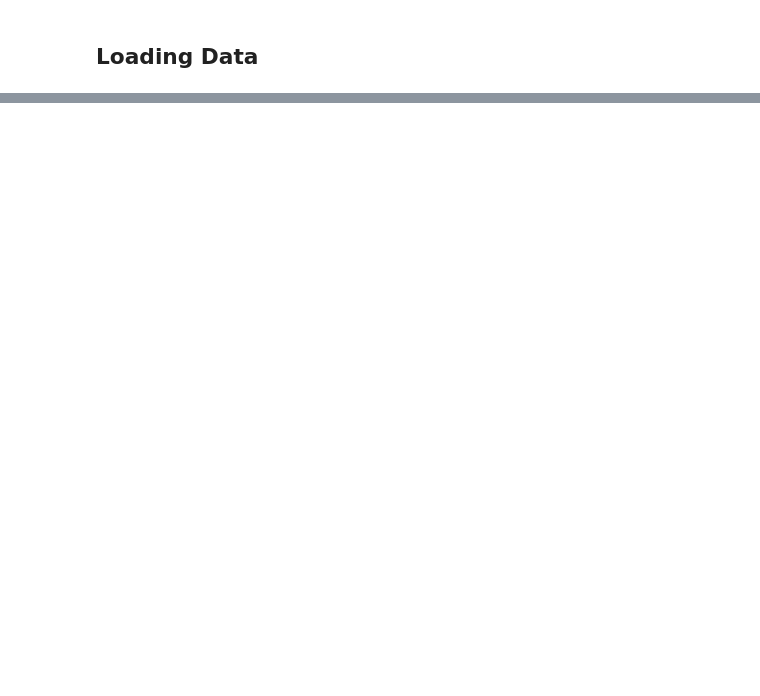
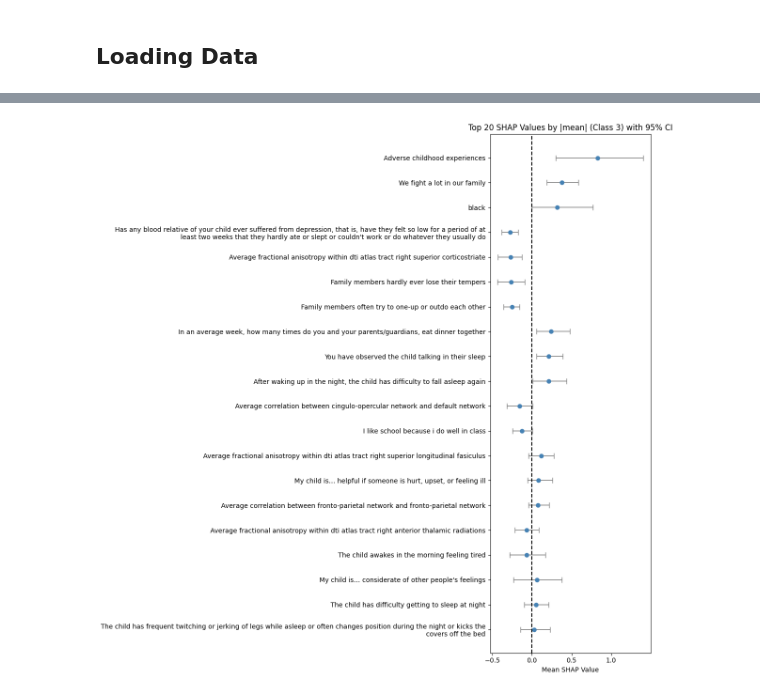
Before and after one commit to AllenGao1109/DRO_prediction, a Jupyter notebook: one_site_train_other_validate.ipynb, the cells around one changed output, grey strips where cells are left out. Drawn from its saved outputs; the diff is of its cells as text; code cells hidden in the pictures; blank space fills up the shorter version.

```diff
--- a/one_site_train_other_validate.ipynb
+++ b/one_site_train_other_validate.ipynb
@@ -5,6 +5,7 @@ import pandas as pd
 import random
 import numpy as np
 import torch
+from src.utils_standardize import DataNormalizer
 site_df = pd.read_csv('data/abcd_y_lt.csv').iloc[:,[0,2,7]]
 testdata = pd.read_csv('data/test.csv')
 testdata = testdata[testdata.columns[~testdata.columns.str.startswith("cbcl")]]
@@ -102,16 +103,14 @@ data_test =testdata
 
 
 
-X_train = data_train.drop(columns=lostcolumns)
-feature_names = X_train.columns
+X_train = data_train
 
 top_vars = [x for x in data.columns if x not in lostcolumns]
+feature_names = top_vars
 
-X_train = X_train[top_vars]
 
 y_train = data_train["y_{t+1}"]
 input_dim = X_train.shape[1]
-X_train = X_train.values
 filtered_list = [num for num in range(1, 22) if num not in largest_site_index and num not in choose_tuning]
 
 
@@ -128,6 +127,20 @@ for i in filtered_list:
     asian_proportion.append((data_mapping[i]['race_ethnicity'] == 4).mean())
     other_proportion.append((data_mapping[i]['race_ethnicity'] == 5).mean())
 
+
+
+
+normalizer = DataNormalizer(exclude_columns=lostcolumns)
+
+X_train = normalizer.fit_transform(X_train)
+X_train = X_train[top_vars]
+X_train = X_train.values
+
+data = normalizer.transform(data)
+hatdata = normalizer.transform(hatdata)
+data_test = normalizer.transform(data_test)
+
+
 random.seed(42)
 torch.manual_seed(42)
 np.random.seed(42)
@@ -306,0 +332,14 @@ T-test Comparison Results:
+# %%
+from src.utils_shap import compute_and_plot_shap_kernel_autoquestion
+
+X_np = X_train
+summary = compute_and_plot_shap_kernel_autoquestion(
+    trad_model.model,
+    X_sample=X_np,
+    feature_names=top_vars,
+    class_index=3,
+    top_n=20,
+    csv_path="data/supplementary_table.csv"
+)
+# %% [output]
+[figure, added]
```
Also changed, not shown: parts of 6 cells of this notebook, 13 other files.
